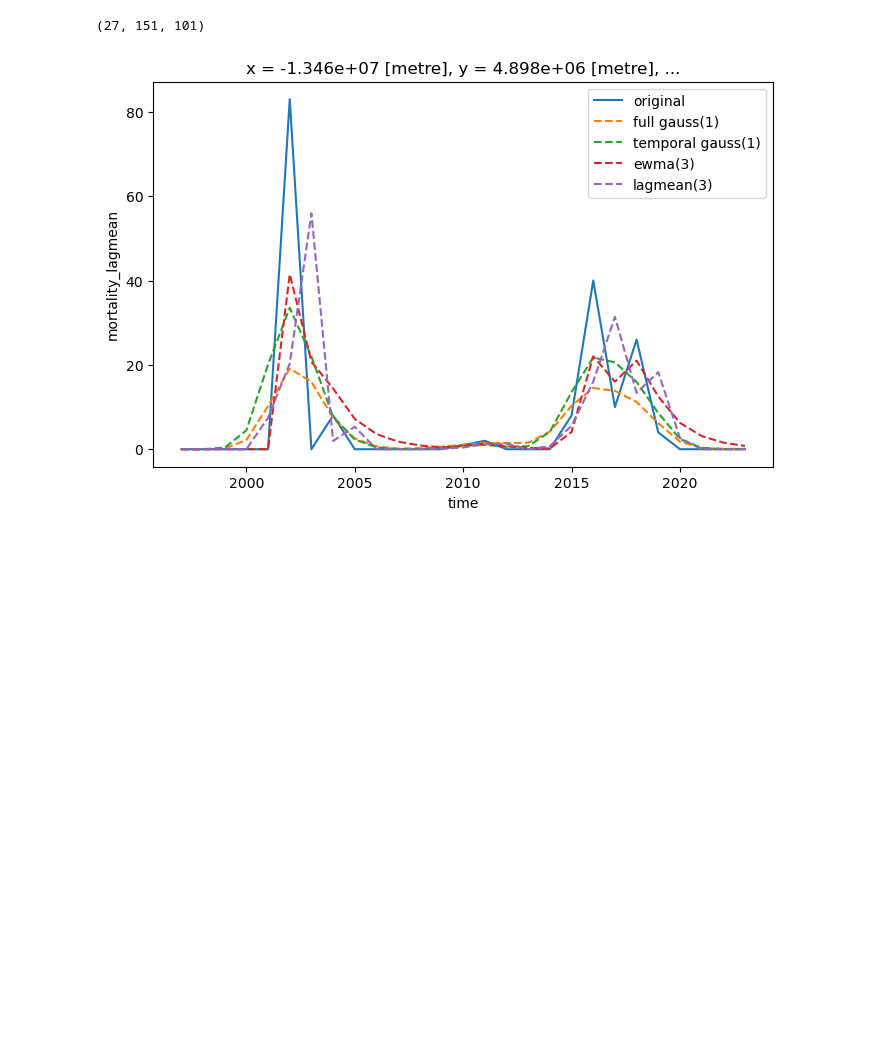
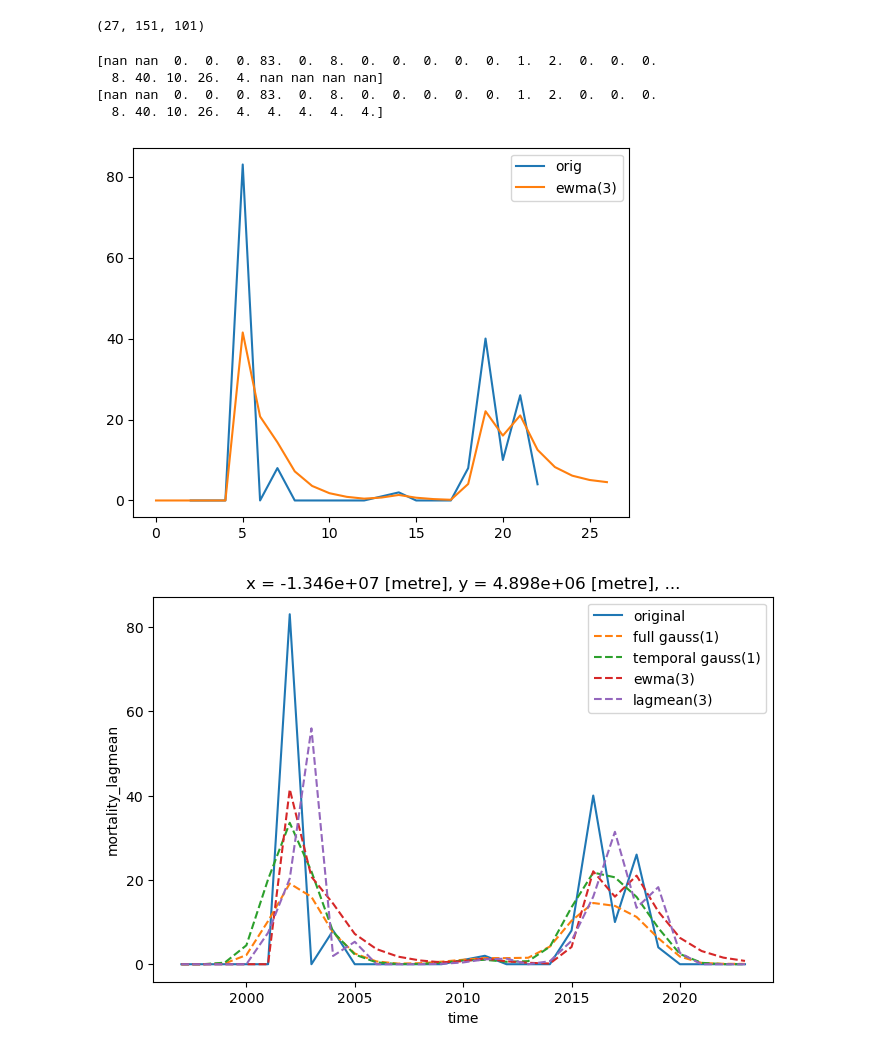
Before and after one commit to s-kganz/ForestLST, a Jupyter notebook: notebooks/smoothing.ipynb, the cells around one changed output. Cells and saved outputs as stored; diff of their text form; code cells hidden in the pictures; blank space fills up the shorter version.

```diff
--- a/notebooks/smoothing.ipynb
+++ b/notebooks/smoothing.ipynb
@@ -149,3 +129,56 @@ damage_ca["mortality_ewma"] = xr.apply_ufunc(
+# %%
+print(ts)
+print(numpy_ffill_1d(ts))
+# %% [output]
+[nan nan  0.  0.  0. 83.  0.  8.  0.  0.  0.  0.  0.  1.  2.  0.  0.  0.
+  8. 40. 10. 26.  4. nan nan nan nan]
+[nan nan  0.  0.  0. 83.  0.  8.  0.  0.  0.  0.  0.  1.  2.  0.  0.  0.
+  8. 40. 10. 26.  4.  4.  4.  4.  4.]
+# %%
+def numpy_ewma_vectorized(data, window):
+    '''
+    Forwards-backwards exponentially weighted average
+    https://stackoverflow.com/questions/42869495/numpy-version-of-exponential
+    -weighted-moving-average-equivalent-to-pandas-ewm
+    '''
+    if np.all(np.isnan(data)):
+        return data
+
+    data_ffill = numpy_ffill_1d(data)
+
+    alpha = 2 /(window + 1.0)
+    alpha_rev = 1-alpha
+
+    scale = 1/alpha_rev
+    n = data_ffill.shape[0]
+
+    r = np.arange(n)
+    scale_arr = scale**r
+    first_non_nan = np.where(~np.isnan(data_ffill))[0][0]
+    offset = data_ffill[first_non_nan]*alpha_rev**(r+1)
+    pw0 = alpha*alpha_rev**(n-1)
+
+    mult = data_ffill*pw0*scale_arr
+    cumsums = np.nancumsum(mult)
+    out = offset + cumsums*scale_arr[::-1]
+    return out
+
+damage_ca["mortality_ewma"] = xr.apply_ufunc(
+    numpy_ewma_vectorized,
+    damage_ca.mortality,
+    input_core_dims=[["time"]],
+    output_core_dims=[["time"]],
+    vectorize=True,
+    kwargs=dict(window=3)
+)
+# %%
+ts_ewma = numpy_ewma_vectorized(ts, 3)
+plt.plot(ts, label="orig")
+plt.plot(ts_ewma, label="ewma(3)")
+plt.legend()
+plt.show()
+# %% [output]
+[figure, added]
 # %%
 def masked_1d_convolve(data, kernel, **kwargs):
     data_ma = np.ma.array(data, mask=np.isnan(data))
```
Also changed, not shown: parts of 4 cells of this notebook.
